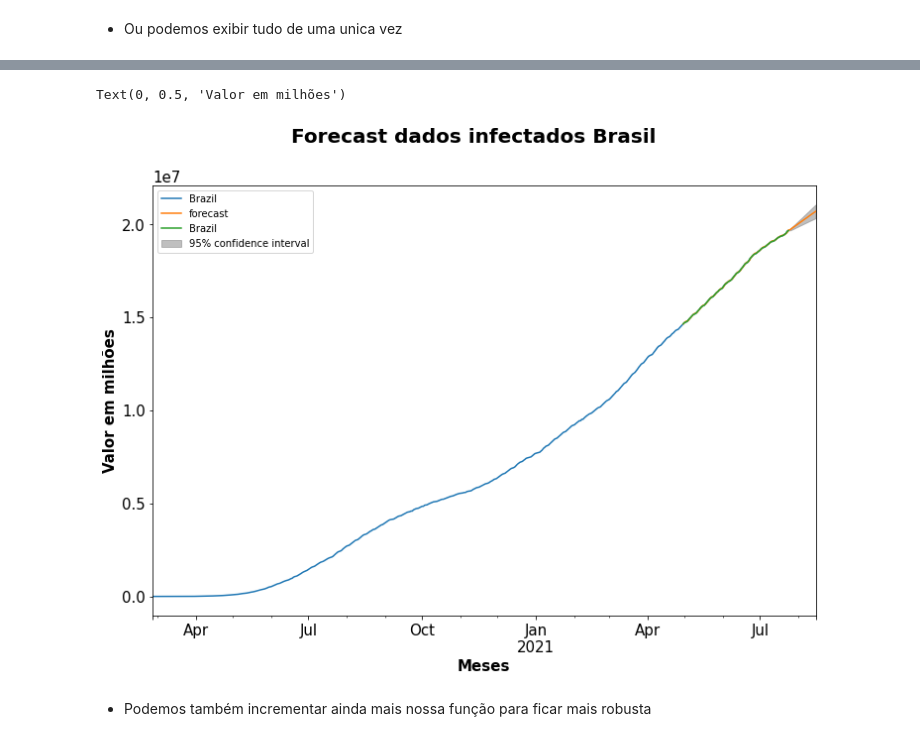
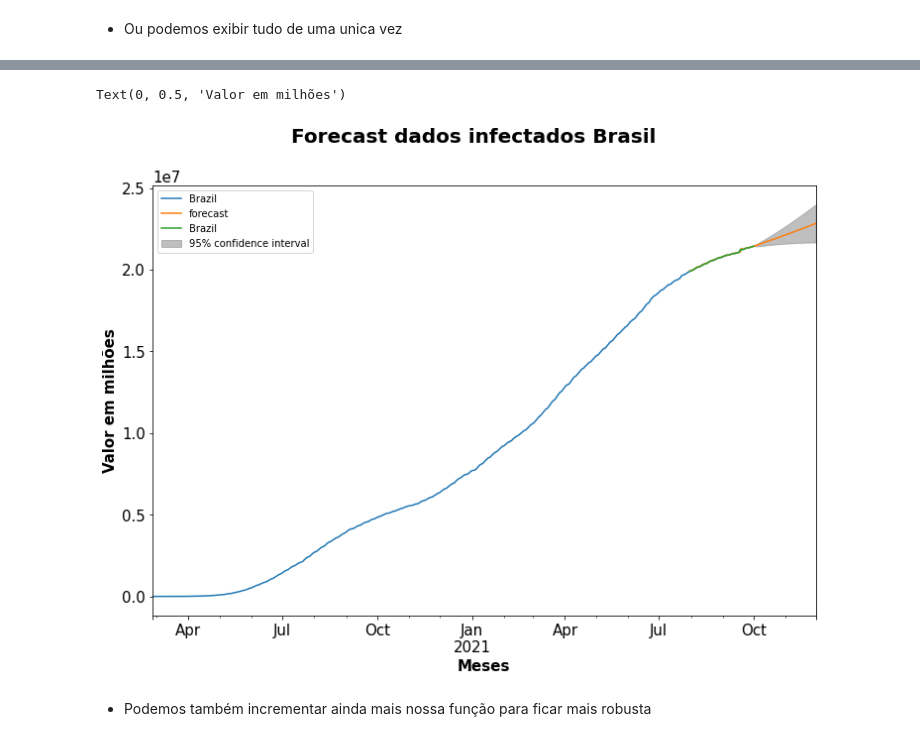
Before and after one commit to RogerioLS/Covid-19Mundial, a Jupyter notebook: Casos de Covid-19 mundial .ipynb, the cells around one changed output, grey strips where cells are left out. Saved outputs shown, nothing was run; the diff lists cells and outputs as text; code cells hidden in the pictures.

```diff
--- a/Casos de Covid-19 mundial .ipynb
+++ b/Casos de Covid-19 mundial .ipynb
@@ -426,14 +425,14 @@ array([19707577.98789292, 19755017.17776373, 19802757.08635914,
 # %%
 # Criação de eixo para a série temporal completa, com adição das previsões do modelo
 #lot_insample = True dados originais
 eixo = ts.plot(figsize=(12, 8))
-modelo_treinado.plot_predict('2021-04-30', '2021-08-15', ax = eixo, plot_insample = True)
+modelo_treinado.plot_predict('2021-07-31', '2021-11-30', ax = eixo, plot_insample = True)
 plt.suptitle('Forecast dados infectados Brasil', fontweight='bold', fontsize=20)
 plt.xlabel('Meses', fontweight='bold', fontsize=15)
 plt.ylabel('Valor em milhões', fontweight='bold', fontsize=15)
 # %% [output]
 Text(0, 0.5, 'Valor em milhões')
-[figure, old version]
+[figure, new version]
 # %% [markdown]
 - Podemos também incrementar ainda mais nossa função para ficar mais robusta
 # %%
```
Also changed, not shown: parts of 23 cells of this notebook, 3 other files.
